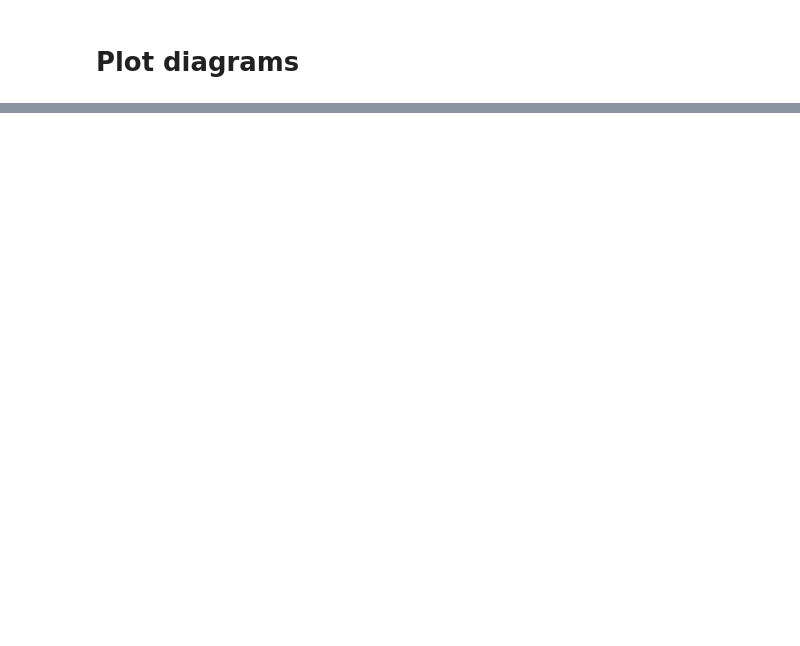
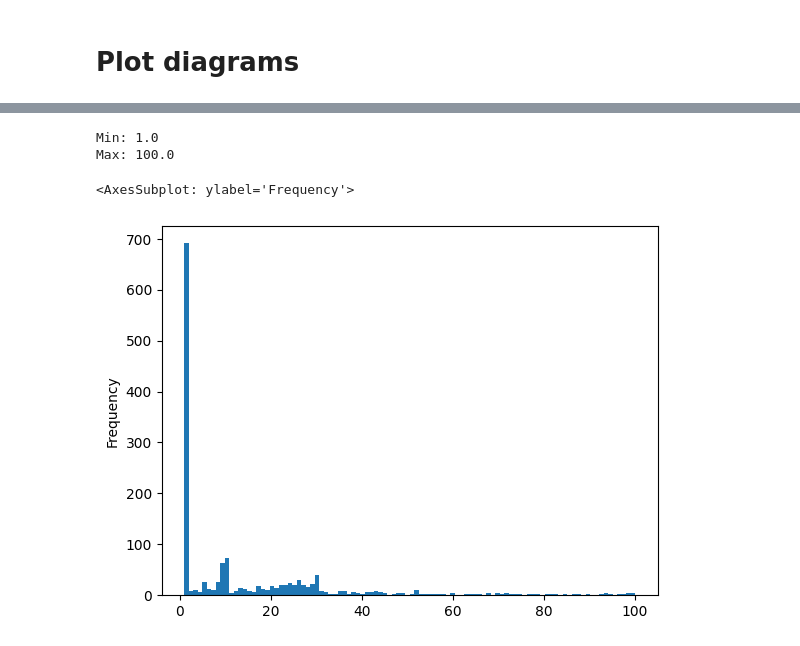
Before and after one commit to AlexanderPeter/thesis, a Jupyter notebook: code/19_plot_diagrams.ipynb, the cells around one changed output, grey strips where cells are left out. Saved outputs shown, nothing was run; the diff lists cells and outputs as text; code cells hidden in the pictures; blank space fills up the shorter version.

```diff
--- a/code/19_plot_diagrams.ipynb
+++ b/code/19_plot_diagrams.ipynb
@@ -93,7 +87,8 @@ fig, ax = plt.subplots(
 
 for column, dataset_key in enumerate(dataset_configs):
     dataset_label = dataset_configs[dataset_key]
-    df = load_pd(dataset_key)
+    metric_file_path = os.path.join(metric_file_root_path, f"{dataset_key}-metrics.txt")
+    df = load_pd_from_json(metric_file_path)
     print(df.groupby("feature_identifier").size())
 
     # distribution_check(model_configs, df["model_name"])
@@ -193,9 +188,14 @@ df.groupby("number_of_samples").mean()
 | 30 | 49.5 | 0.500083 | 0.425528 | 0.531447 | 0.500083 | 0.376537 | 21.126667 |
 | All | NaN | 0.736760 | 0.512815 | 0.712556 | 0.736760 | 0.538929 | 6.666667 |
 # %%
-# df_knn = df[df["model_name"] == "knn"]
-# print("Min: " + str(df_knn["best_k"].min()))
-# print("Max: " + str(df_knn["best_k"].max()))
-# df_knn["best_k"].plot.hist(bins=100)
+df_knn = df[df["model_name"] == "knn"]
+print("Min: " + str(df_knn["best_k"].min()))
+print("Max: " + str(df_knn["best_k"].max()))
+df_knn["best_k"].plot.hist(bins=100)
 
-# NOTE: Do not put this graphic into the report, because it is highly biased and could confuse readers
+# NOTE: This report is highly biased and could confuse readers
+# %% [output]
+Min: 1.0
+Max: 100.0
+<AxesSubplot: ylabel='Frequency'>
+[figure, added]
```
Also changed, not shown: parts of 5 cells of this notebook, 3 other files.
